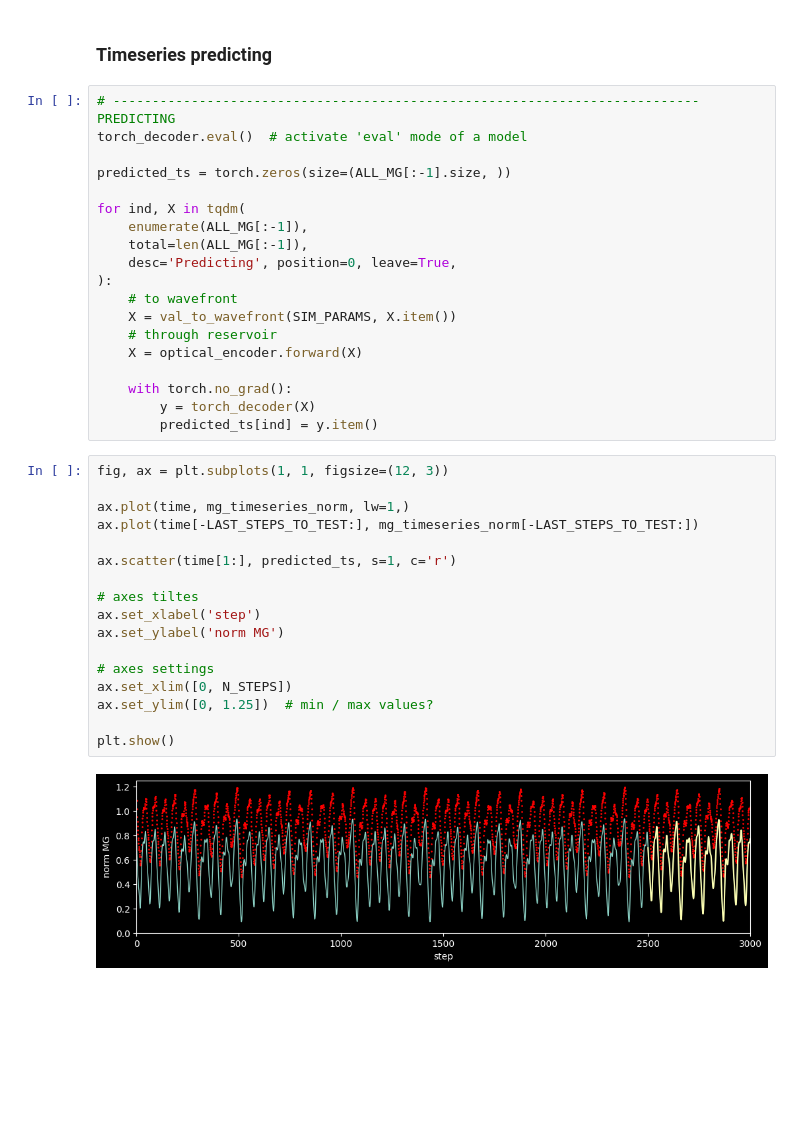
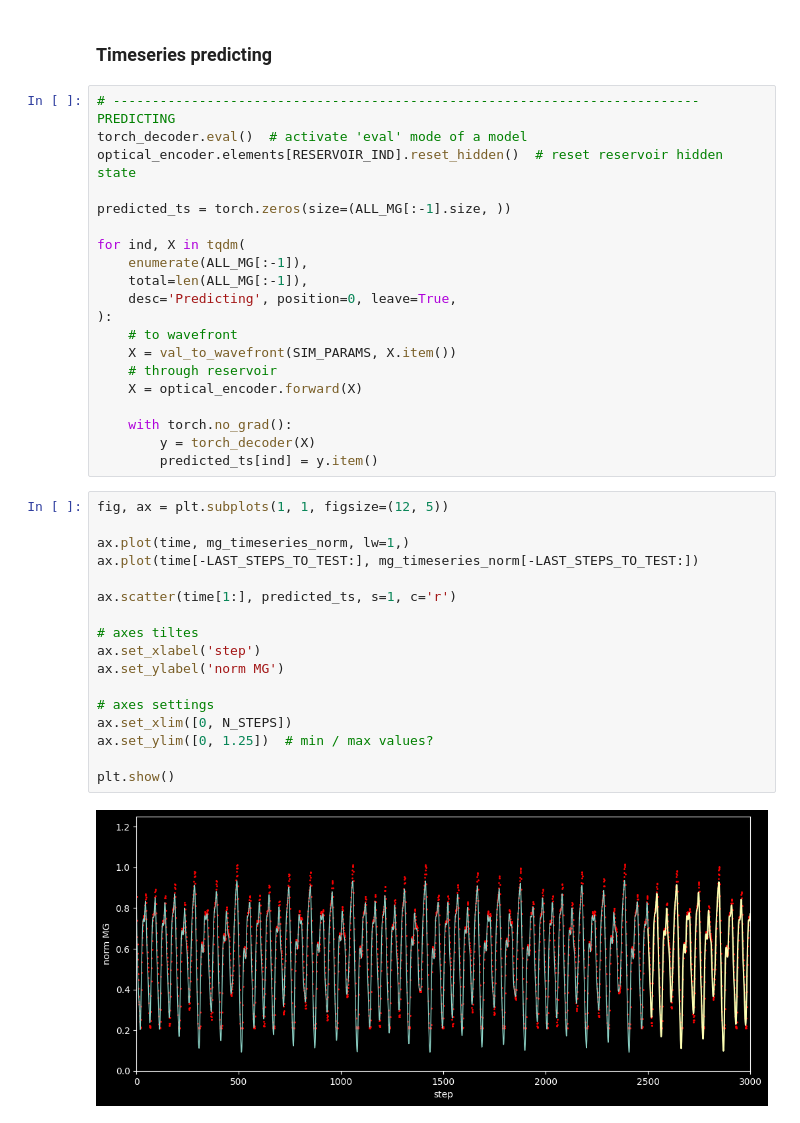
Before and after one commit to CompPhysLab/SVETlANNa.docs, a Jupyter notebook: pipelines/05_reservoir_mackey_glass.ipynb, the cells around one changed output. Saved outputs shown, nothing was run; the diff lists cells and outputs as text; blank space fills up the shorter version.

```diff
--- a/pipelines/05_reservoir_mackey_glass.ipynb
+++ b/pipelines/05_reservoir_mackey_glass.ipynb
@@ -601,6 +669,7 @@ plt.show()
 # %%
 # --------------------------------------------------------------------------- PREDICTING
 torch_decoder.eval()  # activate 'eval' mode of a model
+optical_encoder.elements[RESERVOIR_IND].reset_hidden()  # reset reservoir hidden state
 
 predicted_ts = torch.zeros(size=(ALL_MG[:-1].size, ))
 
@@ -618,21 +687,21 @@ for ind, X in tqdm(
         y = torch_decoder(X)
         predicted_ts[ind] = y.item()
 # %%
-fig, ax = plt.subplots(1, 1, figsize=(12, 3))
+fig, ax = plt.subplots(1, 1, figsize=(12, 5))
 
 ax.plot(time, mg_timeseries_norm, lw=1,)
 ax.plot(time[-LAST_STEPS_TO_TEST:], mg_timeseries_norm[-LAST_STEPS_TO_TEST:])
 
 ax.scatter(time[1:], predicted_ts, s=1, c='r')
 
 # axes tiltes
 ax.set_xlabel('step')
 ax.set_ylabel('norm MG')
 
 # axes settings
 ax.set_xlim([0, N_STEPS])
 ax.set_ylim([0, 1.25])  # min / max values?
 
 plt.show()
 # %% [output]
-[figure, old version]
+[figure, new version]
```
Also changed, not shown: parts of 21 cells of this notebook.
